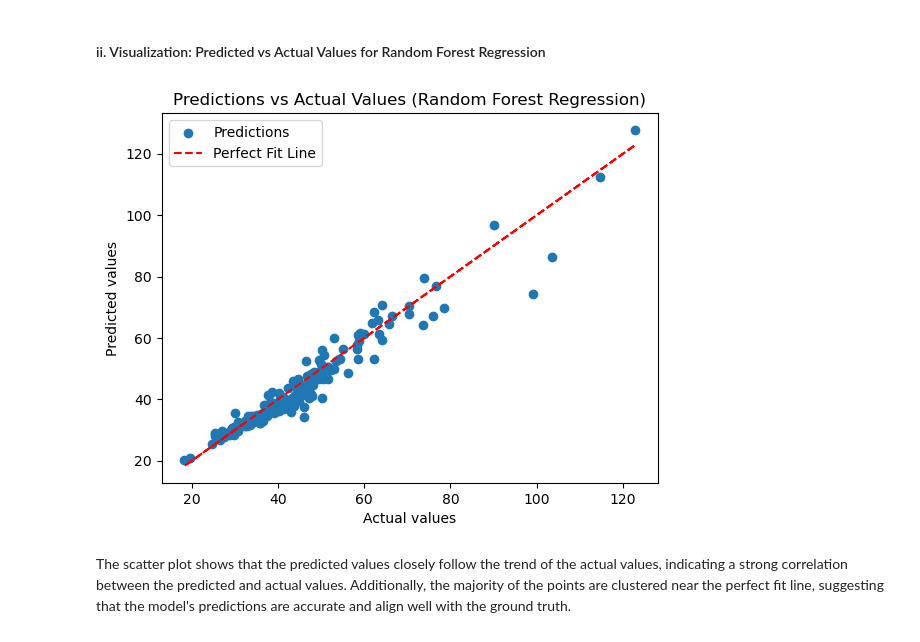
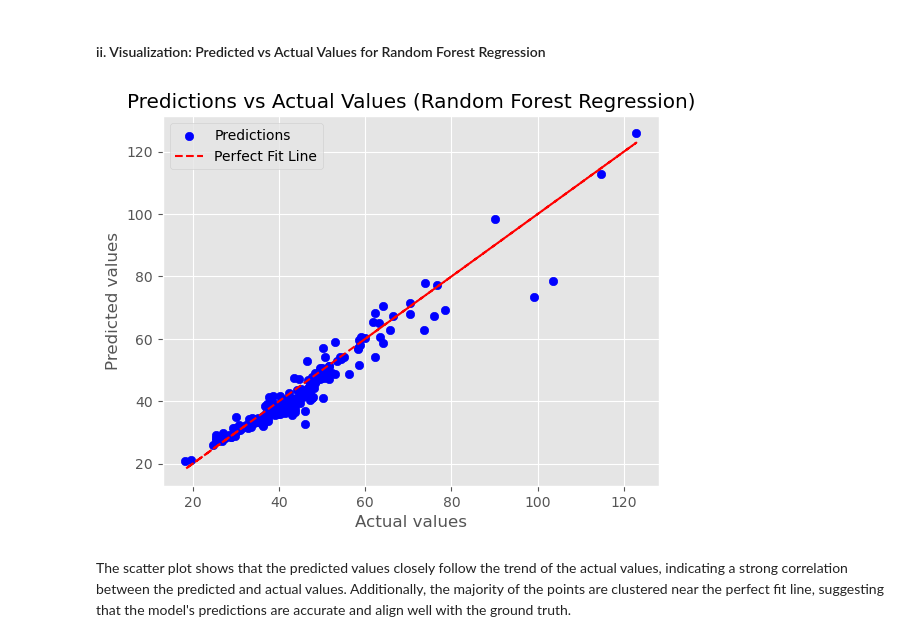
Before and after one commit to aysebsengul/Capstone_2_Water-Quality-Index, a Jupyter notebook: 5_Modeling.ipynb, the cells around one changed output. Cells and saved outputs as stored; diff of their text form; code cells hidden in the pictures.

```diff
--- a/5_Modeling.ipynb
+++ b/5_Modeling.ipynb
@@ -5,6 +5,8 @@ import numpy as np
 import pandas as pd
 import matplotlib.pyplot as plt
 import seaborn as sns
+
+plt.style.use('ggplot')
 
 from sklearn.model_selection import cross_val_score, KFold
 from sklearn.linear_model import LinearRegression, Lasso, Ridge
@@ -296,15 +324,15 @@ Overall, the Random Forest Regression model demonstrates superior performance in
 #### ii. Visualization: Predicted vs Actual Values for Random Forest Regression
 # %%
 # Plot the predictions against the actual values for Random Forest Regression
-plt.scatter(y_test, y_pred_rf, label='Predictions')
+plt.scatter(y_test, y_pred_rf, label='Predictions', color='blue')
 plt.plot(y_test, y_test, color='red', linestyle='--', label='Perfect Fit Line')
 plt.xlabel('Actual values')
 plt.ylabel('Predicted values')
 plt.title('Predictions vs Actual Values (Random Forest Regression)')
 plt.legend()
 plt.show()
 # %% [output]
-[figure, old version]
+[figure, new version]
 # %% [markdown]
 The scatter plot shows that the predicted values closely follow the trend of the actual values, indicating a strong correlation between the predicted and actual values. Additionally, the majority of the points are clustered near the perfect fit line, suggesting that the model's predictions are accurate and align well with the ground truth.
 # %% [markdown]
```
Also changed, not shown: parts of 20 cells of this notebook.
